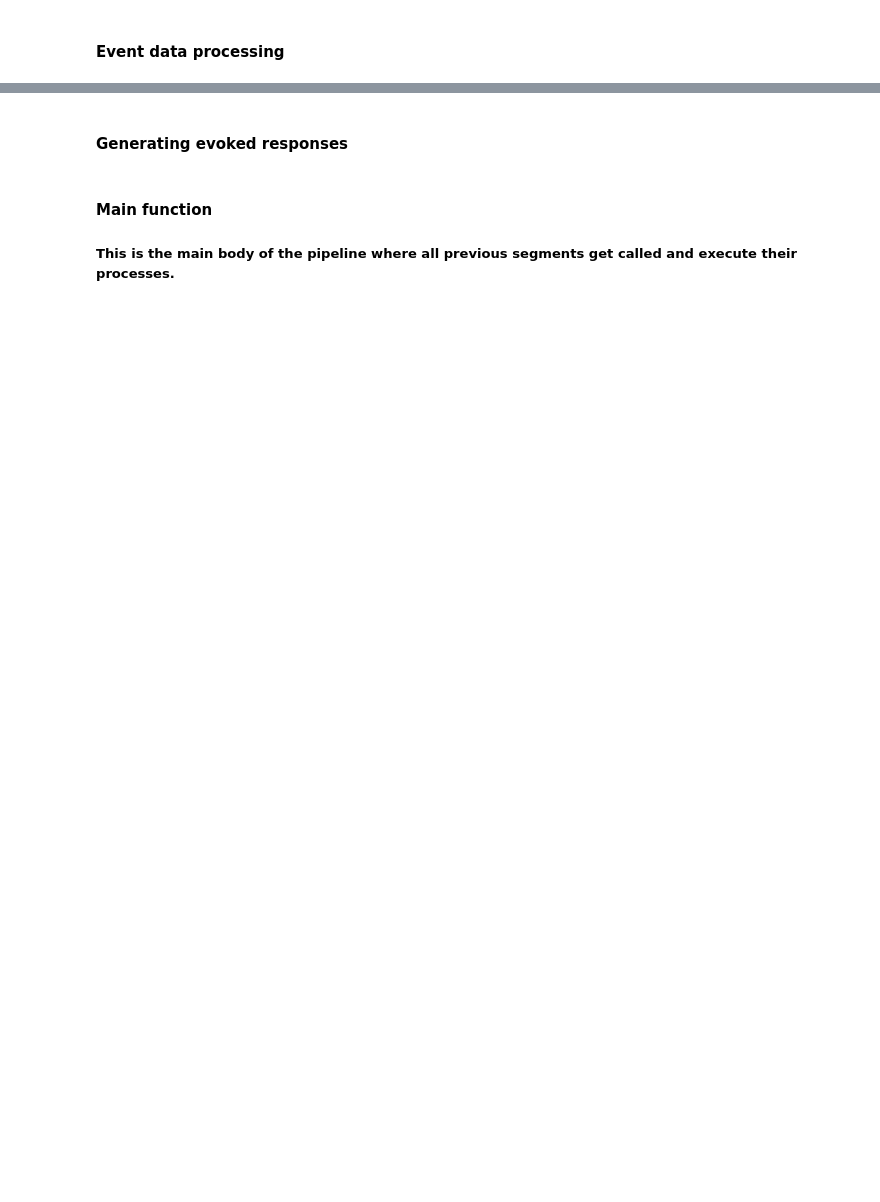
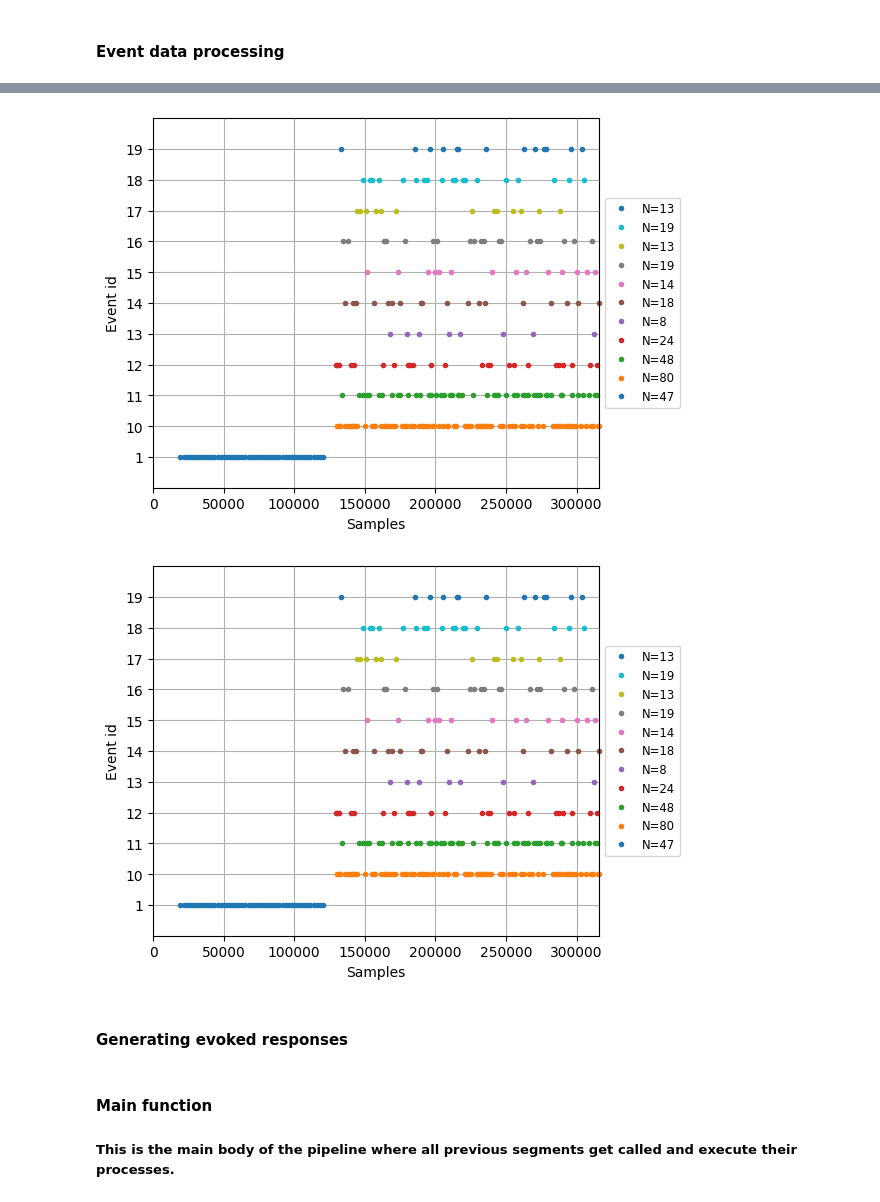
Before and after one commit to AlexBD2k/FYP, a Jupyter notebook: EEG_data_Analysis/Analysis/ExploratoryDataAnalysis.ipynb, the cells around one changed output, grey strips where cells are left out. Drawn from its saved outputs; the diff is of its cells as text; code cells hidden in the pictures; blank space fills up the shorter version.

Commit message:
Repairinng function debugging

```diff
--- a/EEG_data_Analysis/Analysis/ExploratoryDataAnalysis.ipynb
+++ b/EEG_data_Analysis/Analysis/ExploratoryDataAnalysis.ipynb
@@ -303,3 +386,11 @@ Did not find task for Exp2b_Dan Farrelly 33 Memory Opposition Task.bdf
+# %%
+#debugging code to make sure the files have been cleaned correctly
+raw_fif = mne.io.read_raw_fif(rf'C:\Users\Bogdan\Documents\College\4th Year\FYP\EEG_data_Analysis\Cleaned_Data\12\12_1_VPA_(Cleaned).fif')
+events = mne.find_events(raw_fif)
+mne.viz.plot_events(events)
+# %% [output]
+[figure, added]
+[figure, added]
 # %% [markdown]
 #### Generating evoked responses
 # %%
```
Also changed, not shown: parts of 15 cells of this notebook, 1 other file.
